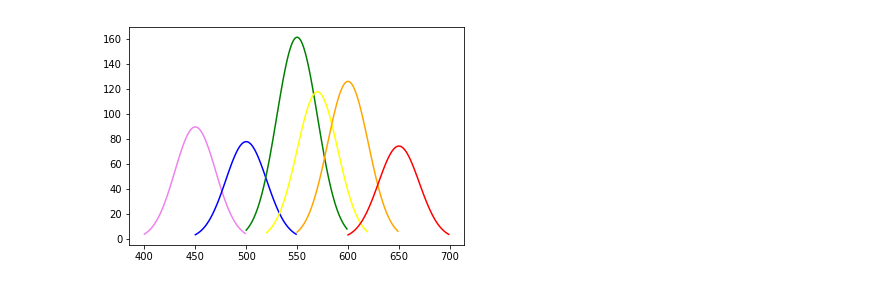
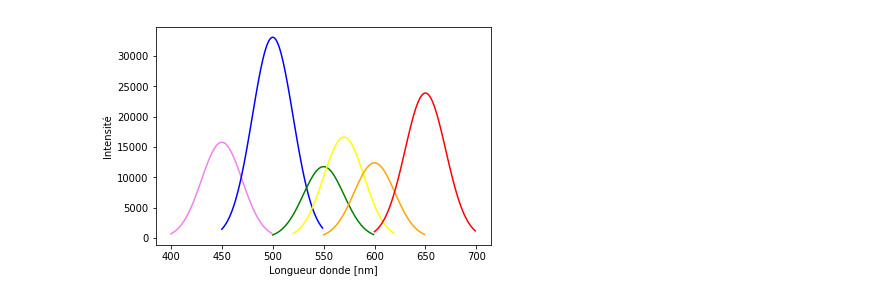
Before and after one commit to alexisfcote/SNLightSensor, a Jupyter notebook: ReadCasquette.ipynb, the cells around one changed output. Cells and saved outputs as stored; diff of their text form; code cells hidden in the pictures.

```diff
--- a/ReadCasquette.ipynb
+++ b/ReadCasquette.ipynb
@@ -69,0 +42,3 @@ Timedelta('6 days 18:15:20')
+# %%
+df = df[df.index > pd.datetime(2019, 4, 29, hour=13, minute=30)]
+(df.index[-1] - df.index[0])
@@ -83,12 +78,14 @@ df[value_col].plot(color=colors)
 # %%
 def plot_spectre(values):
     for val, wl, color in zip(values, [450, 500, 550, 570, 600, 650], colors):
         gauss = scipy.stats.norm(loc=wl, scale=20).pdf(np.arange(wl-50, wl+50))/(1/(20 * np.sqrt(2*np.pi)))
         im = plt.plot(np.arange(wl-50, wl+50),
                  gauss*val,
                 color=color)
     return im
 plot_spectre(df[value_col].iloc[0])
+plt.xlabel('Longueur d''onde [nm]')
+plt.ylabel('Intensité')
 plt.show()
 # %% [output]
-[figure, old version]
+[figure, new version]
```
Also changed, not shown: parts of 8 cells of this notebook, 2 other files.
